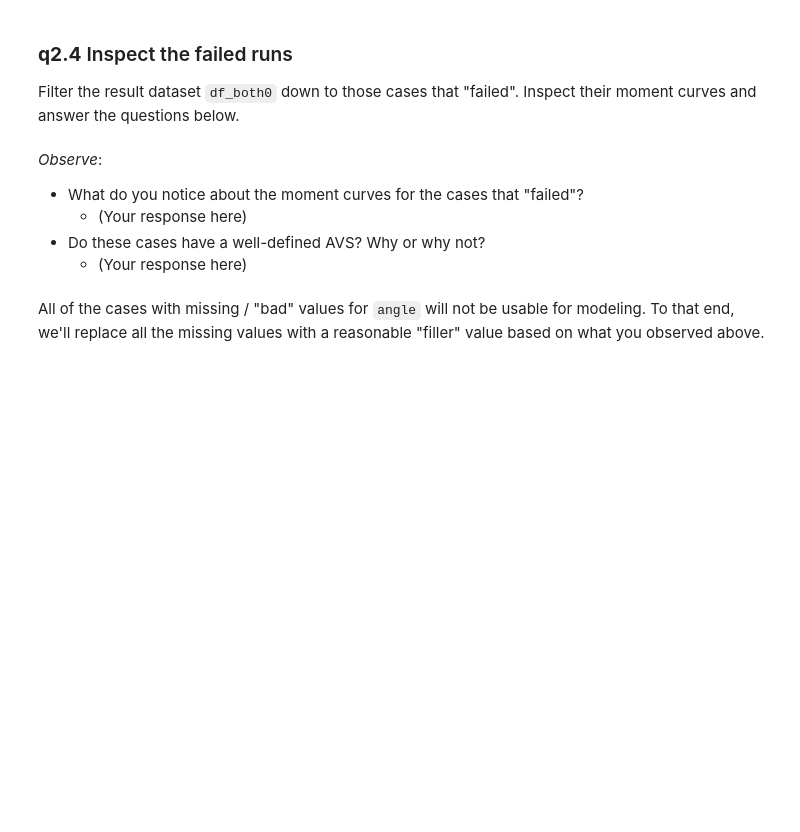
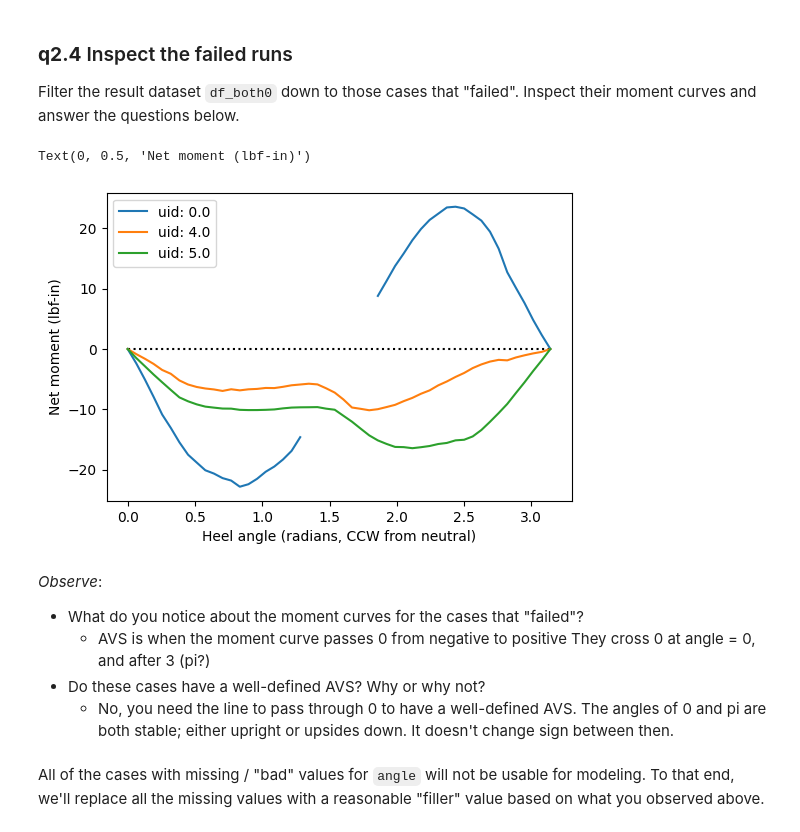
Before and after one commit to amineeva/PDO, a Jupyter notebook: assignments/nb6-surrogates-assignment.ipynb, the cells around one changed output. Drawn from its saved outputs; the diff is of its cells as text; code cells hidden in the pictures; blank space fills up the shorter version.

```diff
--- a/assignments/nb6-surrogates-assignment.ipynb
+++ b/assignments/nb6-surrogates-assignment.ipynb
@@ -1002,7 +1010,15 @@ Create a model `md_dv` with a distribution for the design variables. You can use
 #       make sure it provides a well-defined distribution.
 ###
 
-# md_dv = ???
+md_dv = (
+    gr.Model("Boat Design Space")
+    >> gr.cp_marginals(
+        w_k = dict(dist="uniform", loc=0.1, scale=0.3),
+        h_k = dict(dist="uniform", loc=0.0, scale=2.5),
+        w_h = dict(dist="uniform", loc=1.0, scale=3.0),
+    )
+    >> gr.cp_copula_independence()
+)
 
 
 ## NOTE: No need to edit; use this to test your work
@@ -1027,7 +1059,8 @@ n = 10
 
 df_doe0 = (
     md_dv
-    ## TODO: Draw 10 samples
+    >> gr.ev_sample(n=1e3, df_det="nom", skip=True, seed=seed0)
+    >> gr.tf_sp(n=n, seed=seed0)
 
     ## NOTE: No need to edit; this adds unique identification to each sample
     >> gr.tf_mutate(uid=DF.index, rnd=0)
@@ -1081,7 +1142,10 @@ Filter the result dataset `df_both0` down to those cases that "failed". Inspect
 #       True when its argument is NaN
 ###
 
-# df_fail0 = ???
+df_fail0 = (
+    df_both0
+    >> gr.tf_filter(gr.is_nan(DF.angle))
+)
 
 
 ## NOTE: No need to edit; this will iterate over the failed cases and generate moment curves
@@ -1092,40 +1156,44 @@ for i in range(df_fail0.shape[0]):
     df_hull_tmp, df_mass_tmp = make_hull([
         df_fail0.iloc[i].w_k,
         df_fail0.iloc[i].h_k,
         df_fail0.iloc[i].w_h,
     ])
     df_hull_tmp["uid"] = df_fail0.iloc[i].uid
     df_hull_tmp["rnd"] = df_fail0.iloc[i].rnd
 
     df_res_tmp = get_moment_curve(df_hull_tmp, df_mass_tmp)
     df_res_tmp["uid"] = df_fail0.iloc[i].uid
     df_res_tmp["rnd"] = df_fail0.iloc[i].rnd
 
     df_fail_hulls0 = pd.concat((df_fail_hulls0, df_hull_tmp), axis=0)
     df_fail_moments0 = pd.concat((df_fail_moments0, df_res_tmp), axis=0)
 
 ## Visualize
 plt.plot(
     [df_fail_moments0.angle.min(), df_fail_moments0.angle.max()],
     [0, 0],
     "k:"
 )
 for i in range(df_fail0.shape[0]):
     plt.plot(
         df_fail_moments0[df_fail_moments0.uid == df_fail0.iloc[i].uid].angle,
         df_fail_moments0[df_fail_moments0.uid == df_fail0.iloc[i].uid].M_net,
         label="uid: " + str(df_fail0.iloc[i].uid),
     )
 plt.legend(loc=0)
 plt.xlabel("Heel angle (radians, CCW from neutral)")
 plt.ylabel("Net moment (lbf-in)")
+# %% [output]
+Text(0, 0.5, 'Net moment (lbf-in)')
+[figure, added]
 # %% [markdown]
 *Observe*:
 
 - What do you notice about the moment curves for the cases that "failed"?
-  - (Your response here)
+  - AVS is when the moment curve passes 0 from negative to positive
+  They cross 0 at angle = 0, and after 3 (pi?)
 - Do these cases have a well-defined AVS? Why or why not?
-  - (Your response here)
+  - No, you need the line to pass through 0 to have a well-defined AVS. The angles of 0 and pi are both stable; either upright or upsides down. It doesn't change sign between then.
 # %% [markdown]
 All of the cases with missing / "bad" values for `angle` will not be usable for modeling. To that end, we'll replace all the missing values with a reasonable "filler" value based on what you observed above.
 # %% [markdown]
```
Also changed, not shown: parts of 15 cells of this notebook.
